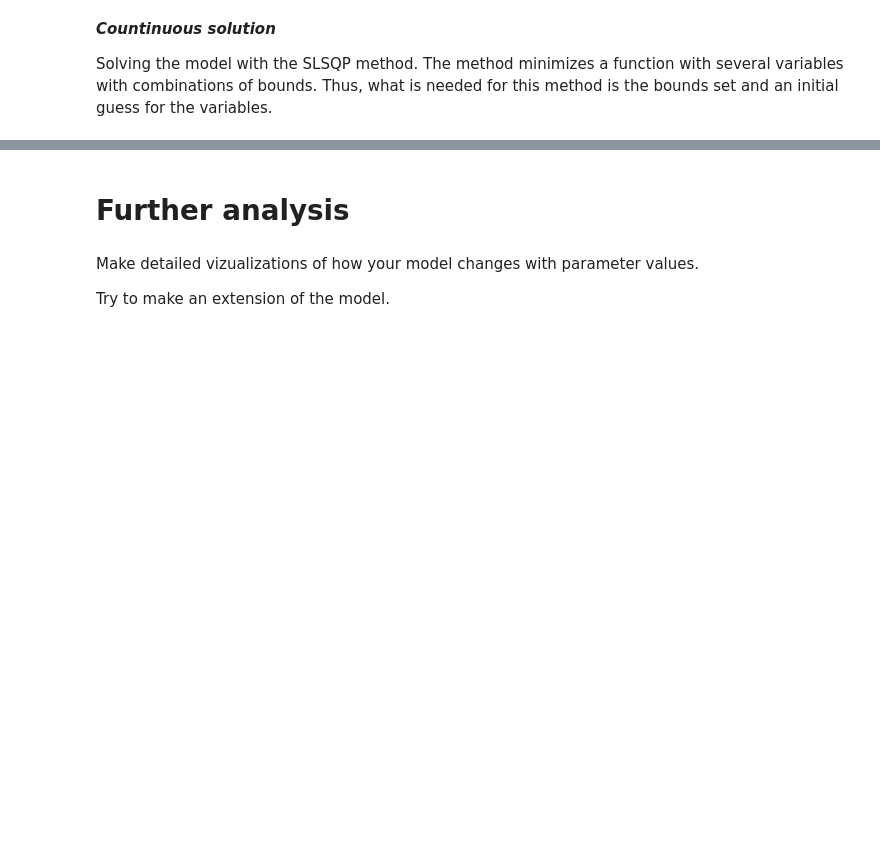
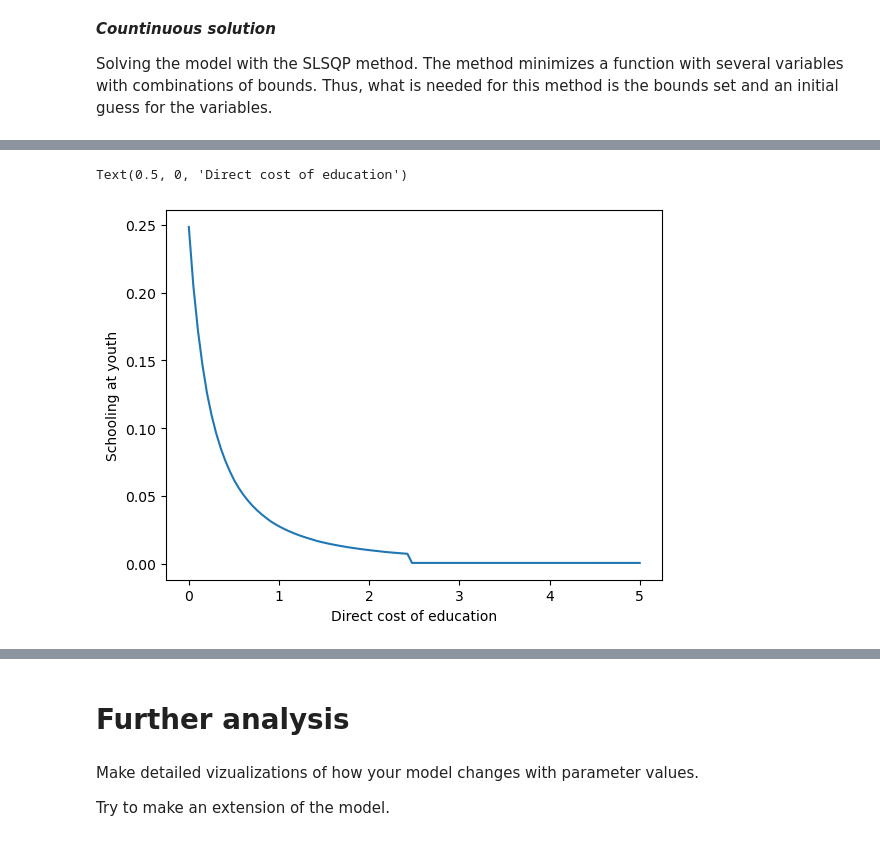
Before and after one commit to NumEconCopenhagen/projects-2023-latin-power, a Jupyter notebook: modelproject/modelproject.ipynb, the cells around one changed output, grey strips where cells are left out. Drawn from its saved outputs; the diff is of its cells as text; code cells hidden in the pictures; blank space fills up the shorter version.

```diff
--- a/modelproject/modelproject.ipynb
+++ b/modelproject/modelproject.ipynb
@@ -105,0 +142,24 @@ namespace(S0=0.027545974235442378, S1=0.0, u=1.040212110550439)
+# %%
+# Changing in direct cost of schooling (gamma)
+model = HumanCapitalModelClass()
+
+gamma_values = np.linspace(0,5, 100)
+gamma0_1 = []
+S0_gamma_change = []
+
+
+for a, i in enumerate(gamma_values):
+    model.par.gama = i
+    solution=model.solve_continously()
+    gamma0_1.append(i)
+    S0_gamma_change.append(solution.S0)
+
+
+
+
+plt.plot(gamma0_1, S0_gamma_change)
+plt.ylabel("Schooling at youth")
+plt.xlabel("Direct cost of education")
+# %% [output]
+Text(0.5, 0, 'Direct cost of education')
+[figure, added]
```
Also changed, not shown: parts of 17 cells of this notebook, 1 other file.
